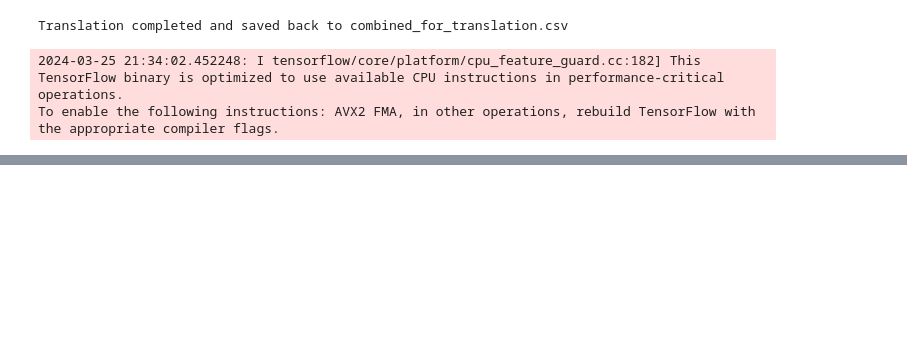
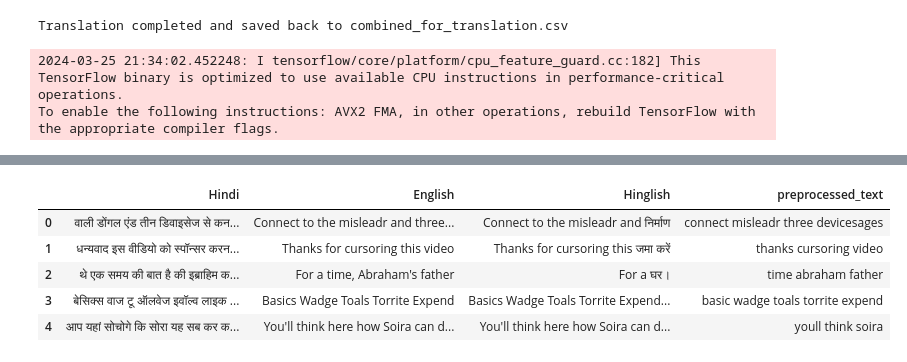
Before and after one commit to ukarthikvarmaCCT/Continous_Assessment_Sem_2, a Jupyter notebook: Preprocessing_data.ipynb, the cells around one changed output, grey strips where cells are left out. Saved outputs shown, nothing was run; the diff lists cells and outputs as text; code cells hidden in the pictures; blank space fills up the shorter version.

```diff
--- a/Preprocessing_data.ipynb
+++ b/Preprocessing_data.ipynb
@@ -352,0 +455,9 @@ df_final.to_csv('final_dataset.csv', index = False)
+# %%
+data.head()
+# %% [output]
+|  | Hindi | English | Hinglish | preprocessed_text |
+| 0 | वाली डोंगल एंड तीन डिवाइसेज से कन... | Connect to the misleadr and three... | Connect to the misleadr and निर्माण | connect misleadr three devicesages |
+| 1 | धन्यवाद इस वीडियो को स्पॉन्सर करन... | Thanks for cursoring this video | Thanks for cursoring this जमा करें | thanks cursoring video |
+| 2 | थे एक समय की बात है की इब्राहिम क... | For a time, Abraham's father | For a घर। | time abraham father |
+| 3 | बेसिक्स वाज टू ऑलवेज इवॉल्व लाइक ... | Basics Wadge Toals Torrite Expend | Basics Wadge Toals Torrite Expend... | basic wadge toals torrite expend |
+| 4 | आप यहां सोचोगे कि सोरा यह सब कर क... | You'll think here how Soira can d... | You'll think here how Soira can d... | youll think soira |
```
Also changed, not shown: parts of 7 cells of this notebook, 4 other files.
